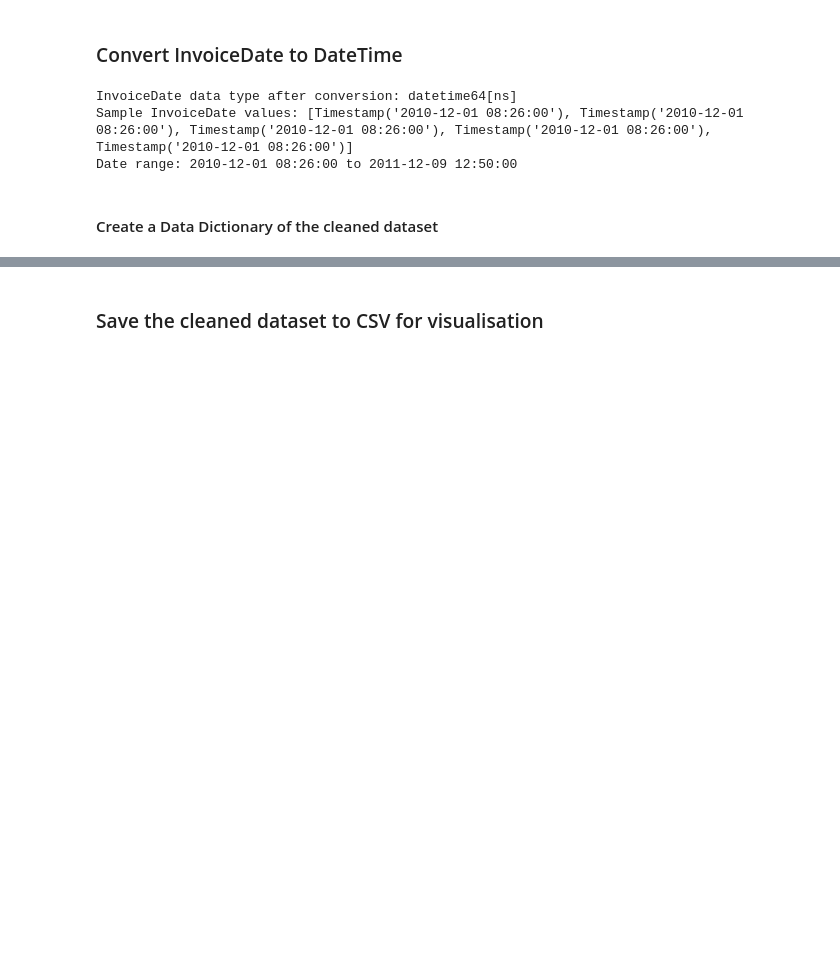
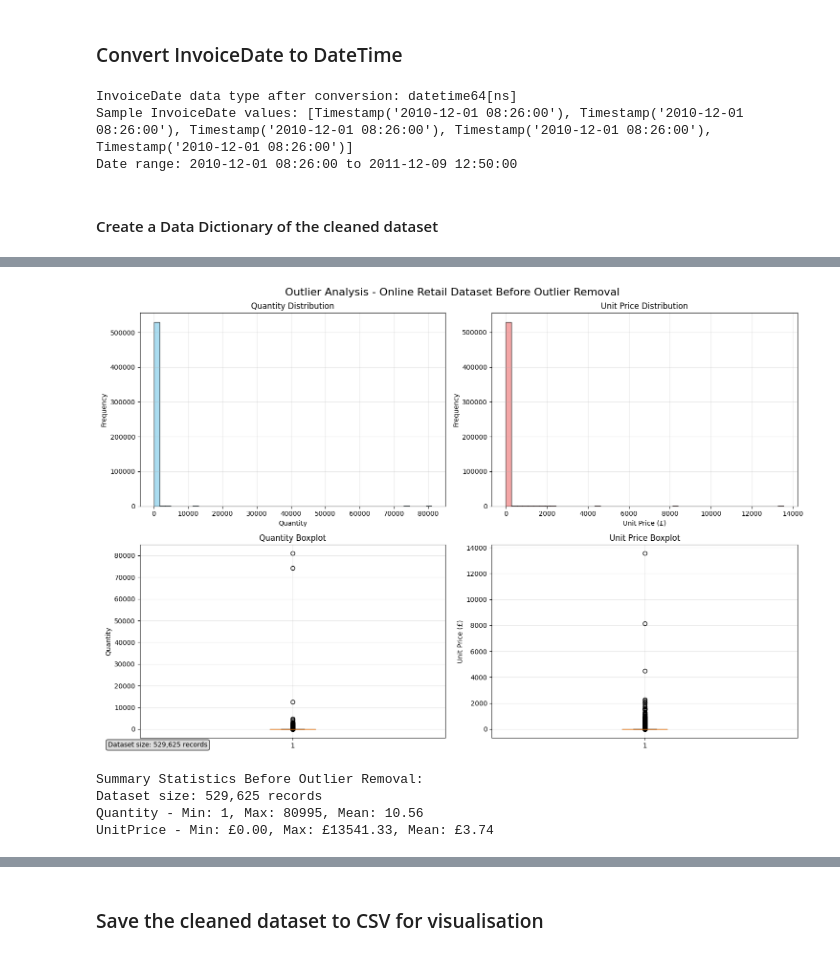
Before and after one commit to Julian-Elliott/online-retail-transaction-dashboard, a Jupyter notebook: notebook/clean_data.ipynb, the cells around one changed output, grey strips where cells are left out. Drawn from its saved outputs; the diff is of its cells as text; code cells hidden in the pictures; blank space fills up the shorter version.

```diff
--- a/notebook/clean_data.ipynb
+++ b/notebook/clean_data.ipynb
@@ -302,0 +330,62 @@ clean_data_dictionary
+# %%
+def plot_outlier_analysis(df, title_suffix=""):
+    """
+    Create a 2x2 subplot showing distribution and boxplots for Quantity and UnitPrice
+
+    Parameters:
+    df (pandas.DataFrame): The dataframe to analyse
+    title_suffix (str): Additional text to add to the main title (e.g., "Before Cleaning", "After Cleaning")
+    """
+    plt.style.use('default')
+    fig, axes = plt.subplots(2, 2, figsize=(15, 10))
+
+    main_title = f'Outlier Analysis - Online Retail Dataset{" " + title_suffix if title_suffix else ""}'
+    fig.suptitle(main_title, fontsize=16)
+
+    # 1. Quantity distribution
+    axes[0, 0].hist(df['Quantity'], bins=50, edgecolor='black', alpha=0.7, color='skyblue')
+    axes[0, 0].set_title('Quantity Distribution')
+    axes[0, 0].set_xlabel('Quantity')
+    axes[0, 0].set_ylabel('Frequency')
+    axes[0, 0].grid(True, alpha=0.3)
+
+    # 2. Unit Price distribution
+    axes[0, 1].hist(df['UnitPrice'], bins=50, edgecolor='black', alpha=0.7, color='lightcoral')
+    axes[0, 1].set_title('Unit Price Distribution')
+    axes[0, 1].set_xlabel('Unit Price (£)')
+    axes[0, 1].set_ylabel('Frequency')
+    axes[0, 1].grid(True, alpha=0.3)
+
+    # 3. Quantity boxplot
+    axes[1, 0].boxplot(df['Quantity'], patch_artist=True, boxprops=dict(facecolor='skyblue', alpha=0.7))
+    axes[1, 0].set_title('Quantity Boxplot')
+    axes[1, 0].set_ylabel('Quantity')
+    axes[1, 0].grid(True, alpha=0.3)
+
+    # 4. Unit Price boxplot
+    axes[1, 1].boxplot(df['UnitPrice'], patch_artist=True, boxprops=dict(facecolor='lightcoral', alpha=0.7))
+    axes[1, 1].set_title('Unit Price Boxplot')
+    axes[1, 1].set_ylabel('Unit Price (£)')
+    axes[1, 1].grid(True, alpha=0.3)
+
+    # Add summary statistics as text
+    fig.text(0.02, 0.02, f'Dataset size: {len(df):,} records', fontsize=10,
+             bbox=dict(boxstyle="round,pad=0.3", facecolor="lightgrey", alpha=0.8))
+
+    plt.tight_layout()
+    plt.show()
+
+    # Print summary statistics
+    print(f"\nSummary Statistics {title_suffix}:")
+    print(f"Dataset size: {len(df):,} records")
+    print(f"Quantity - Min: {df['Quantity'].min()}, Max: {df['Quantity'].max()}, Mean: {df['Quantity'].mean():.2f}")
+    print(f"UnitPrice - Min: £{df['UnitPrice'].min():.2f}, Max: £{df['UnitPrice'].max():.2f}, Mean: £{df['UnitPrice'].mean():.2f}")
+
+# Visualise outliers before removal
+plot_outlier_analysis(df, "Before Outlier Removal")
+# %% [output]
+[figure, added]
+Summary Statistics Before Outlier Removal:
+Dataset size: 529,625 records
+Quantity - Min: 1, Max: 80995, Mean: 10.56
+UnitPrice - Min: £0.00, Max: £13541.33, Mean: £3.74
```
Also changed, not shown: parts of 8 cells of this notebook.
